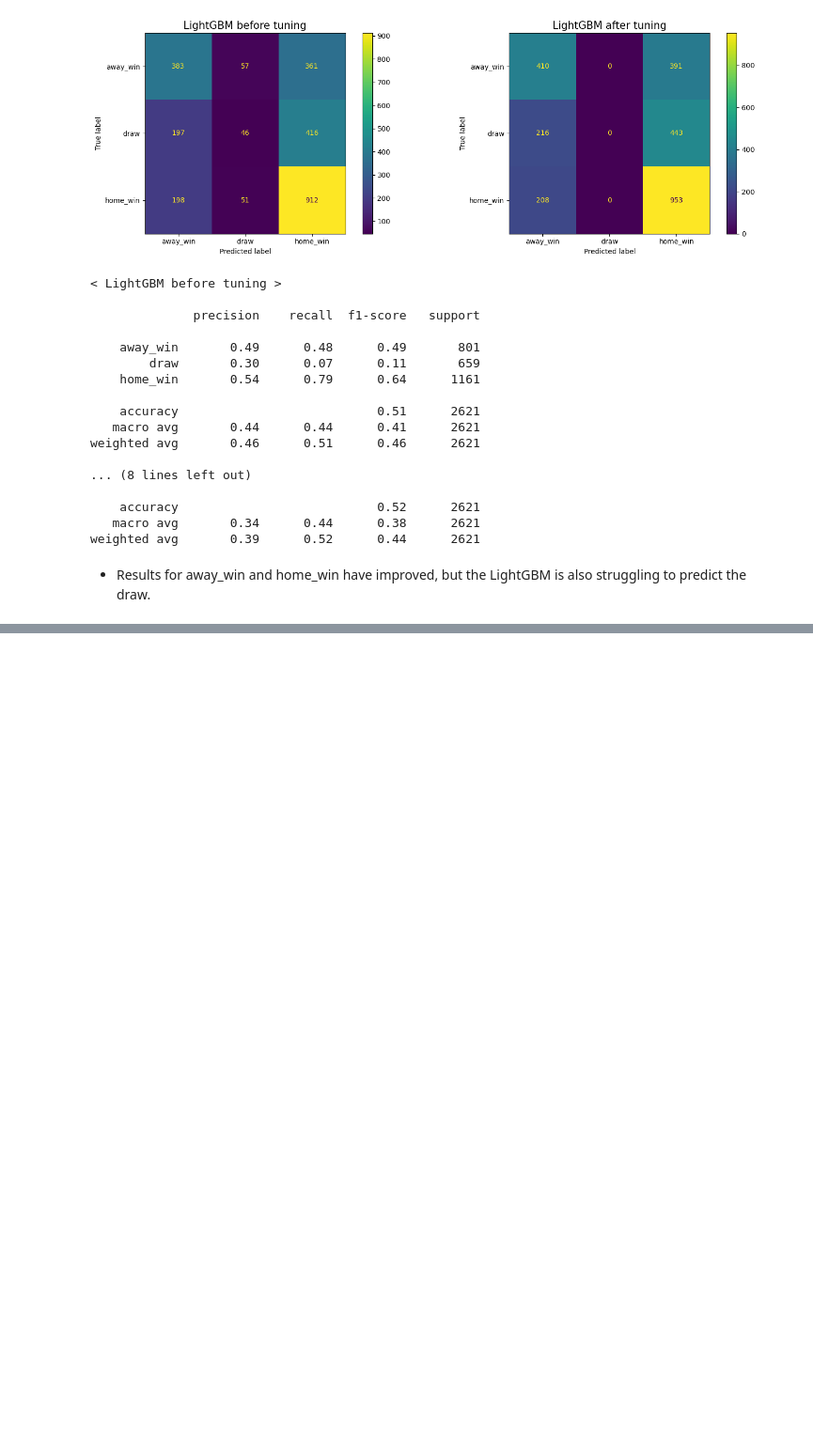
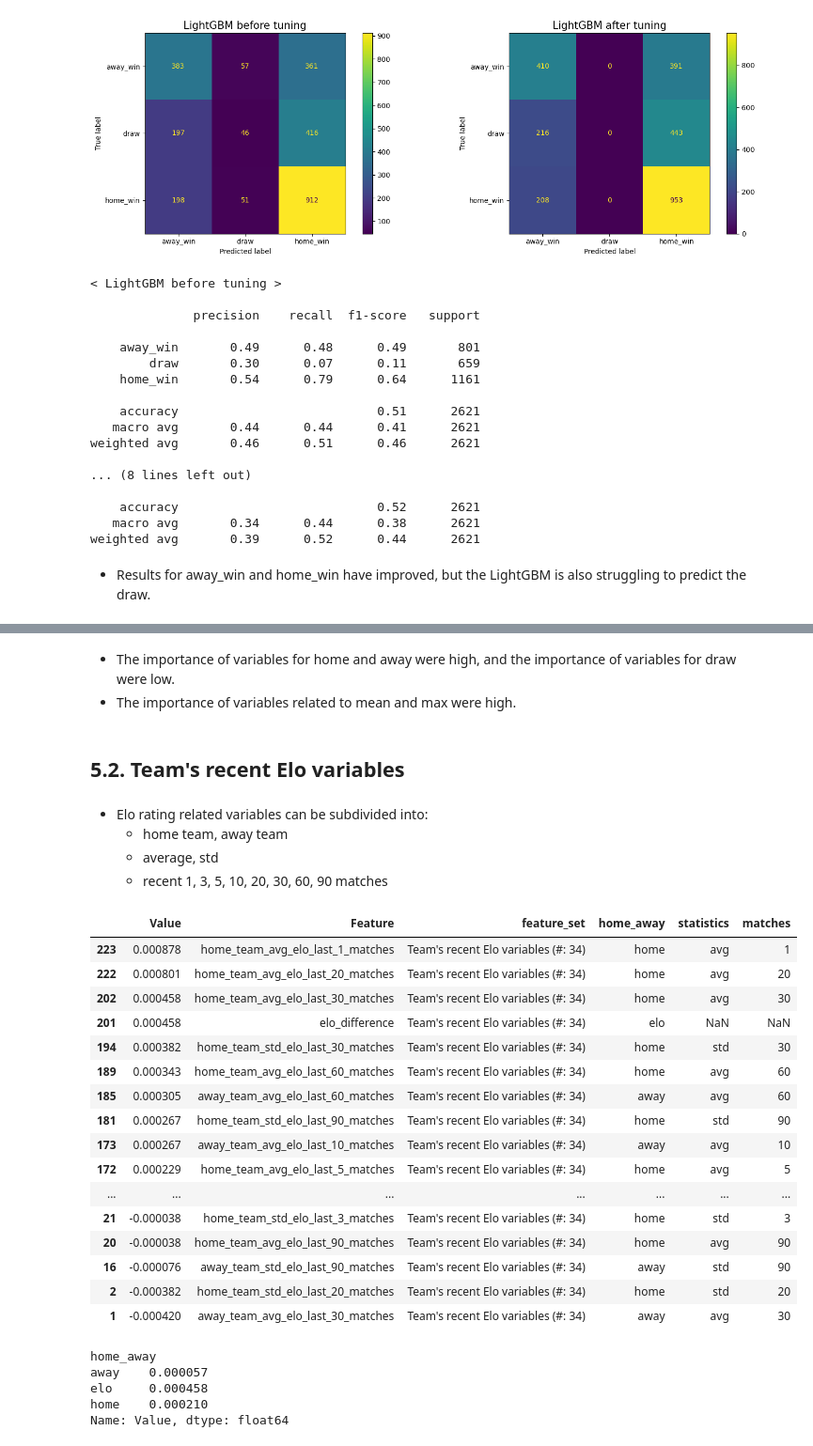
Before and after one commit to JunWoo-data/european_soccer_match_prediction, a Jupyter notebook: src/3.1.modeling.ipynb, the cells around one changed output, grey strips where cells are left out. Shown at 94% size. Cells and saved outputs as stored; diff of their text form; code cells hidden in the pictures; blank space fills up the shorter version.

```diff
--- a/src/3.1.modeling.ipynb
+++ b/src/3.1.modeling.ipynb
@@ -1009,0 +1062,44 @@ Name: match_result, Length: 16988, dtype: object
+# %% [markdown]
+- The importance of variables for home and away were high, and the importance of variables for draw were low.
+- The importance of variables related to mean and max were high.
+# %% [markdown]
+## 5.2. Team's recent Elo variables
+# %% [markdown]
+- Elo rating related variables can be subdivided into:
+    - home team, away team
+    - average, std
+    - recent 1, 3, 5, 10, 20, 30, 60, 90 matches
+# %%
+elo_importance = rf_feature_imp_permutation[rf_feature_imp_permutation.feature_set == "Team's recent Elo variables (#: 34)"]
+# %%
+elo_importance["home_away"] = elo_importance.Feature.str.split("_").str[0]
+elo_importance["statistics"] = elo_importance.Feature.str.split("_").str[2]
+elo_importance["matches"] = elo_importance.Feature.str.split("_").str[5]
+# %%
+elo_importance.sort_values("Value", ascending = False)
+# %% [output]
+|  | Value | Feature | feature_set | home_away | statistics | matches |
+| 223 | 0.000878 | home_team_avg_elo_last_1_matches | Team's recent Elo variables (#: 34) | home | avg | 1 |
+| 222 | 0.000801 | home_team_avg_elo_last_20_matches | Team's recent Elo variables (#: 34) | home | avg | 20 |
+| 202 | 0.000458 | home_team_avg_elo_last_30_matches | Team's recent Elo variables (#: 34) | home | avg | 30 |
+| 201 | 0.000458 | elo_difference | Team's recent Elo variables (#: 34) | elo | NaN | NaN |
+| 194 | 0.000382 | home_team_std_elo_last_30_matches | Team's recent Elo variables (#: 34) | home | std | 30 |
+| 189 | 0.000343 | home_team_avg_elo_last_60_matches | Team's recent Elo variables (#: 34) | home | avg | 60 |
+| 185 | 0.000305 | away_team_avg_elo_last_60_matches | Team's recent Elo variables (#: 34) | away | avg | 60 |
+| 181 | 0.000267 | home_team_std_elo_last_90_matches | Team's recent Elo variables (#: 34) | home | std | 90 |
+| 173 | 0.000267 | away_team_avg_elo_last_10_matches | Team's recent Elo variables (#: 34) | away | avg | 10 |
+| 172 | 0.000229 | home_team_avg_elo_last_5_matches | Team's recent Elo variables (#: 34) | home | avg | 5 |
+| ... | ... | ... | ... | ... | ... | ... |
+| 21 | -0.000038 | home_team_std_elo_last_3_matches | Team's recent Elo variables (#: 34) | home | std | 3 |
+| 20 | -0.000038 | home_team_avg_elo_last_90_matches | Team's recent Elo variables (#: 34) | home | avg | 90 |
+| 16 | -0.000076 | away_team_std_elo_last_90_matches | Team's recent Elo variables (#: 34) | away | std | 90 |
+| 2 | -0.000382 | home_team_std_elo_last_20_matches | Team's recent Elo variables (#: 34) | home | std | 20 |
+| 1 | -0.000420 | away_team_avg_elo_last_30_matches | Team's recent Elo variables (#: 34) | away | avg | 30 |
+# %%
+elo_importance.groupby("home_away").Value.mean()
+# %% [output]
+home_away
+away    0.000057
+elo     0.000458
+home    0.000210
+Name: Value, dtype: float64
```
Also changed, not shown: parts of 34 cells of this notebook, 3 other files.
